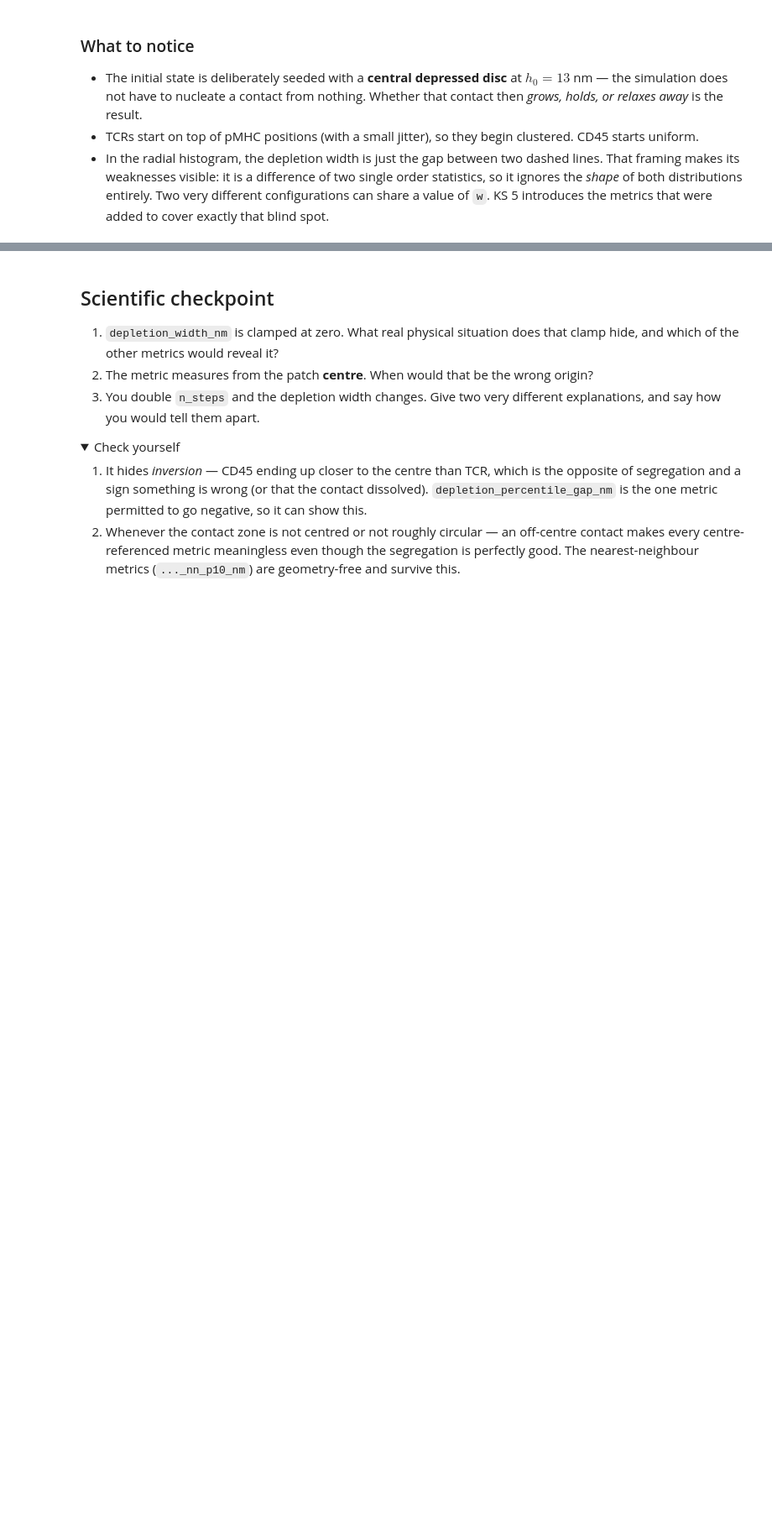
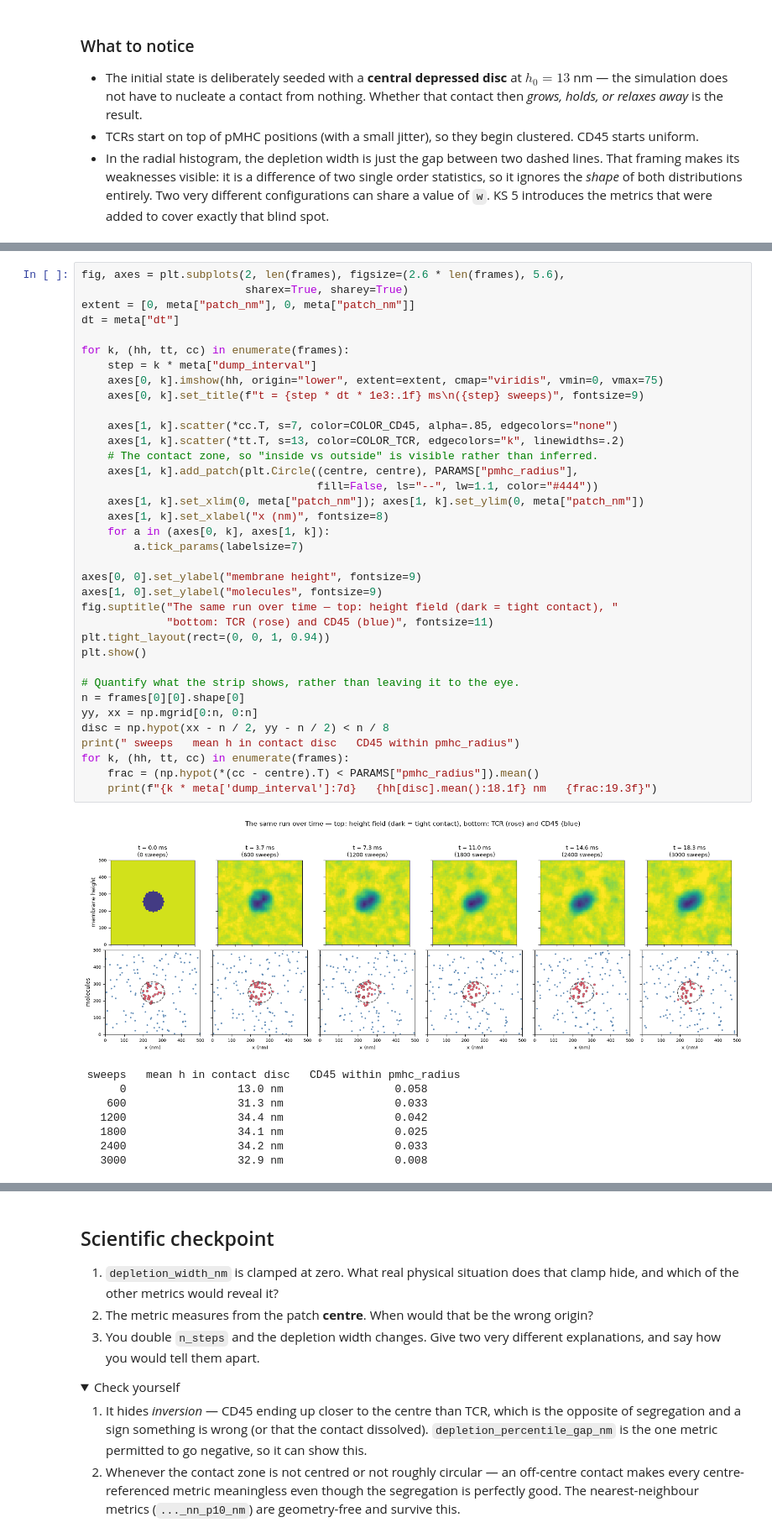
Before and after one commit to barakr/tcr_signaling, a Jupyter notebook: notebooks/models/kinetic_segregation/KS_3_First_Simulation.ipynb, the cells around one changed output, grey strips where cells are left out. Shown at 84% size. Saved outputs shown, nothing was run; the diff lists cells and outputs as text; folded sections open; blank space fills up the shorter version.

```diff
--- a/notebooks/models/kinetic_segregation/KS_3_First_Simulation.ipynb
+++ b/notebooks/models/kinetic_segregation/KS_3_First_Simulation.ipynb
@@ -413,0 +435,45 @@ plt.tight_layout(); plt.show()
+# %%
+fig, axes = plt.subplots(2, len(frames), figsize=(2.6 * len(frames), 5.6),
+                         sharex=True, sharey=True)
+extent = [0, meta["patch_nm"], 0, meta["patch_nm"]]
+dt = meta["dt"]
+
+for k, (hh, tt, cc) in enumerate(frames):
+    step = k * meta["dump_interval"]
+    axes[0, k].imshow(hh, origin="lower", extent=extent, cmap="viridis", vmin=0, vmax=75)
+    axes[0, k].set_title(f"t = {step * dt * 1e3:.1f} ms\n({step} sweeps)", fontsize=9)
+
+    axes[1, k].scatter(*cc.T, s=7, color=COLOR_CD45, alpha=.85, edgecolors="none")
+    axes[1, k].scatter(*tt.T, s=13, color=COLOR_TCR, edgecolors="k", linewidths=.2)
+    # The contact zone, so "inside vs outside" is visible rather than inferred.
+    axes[1, k].add_patch(plt.Circle((centre, centre), PARAMS["pmhc_radius"],
+                                    fill=False, ls="--", lw=1.1, color="#444"))
+    axes[1, k].set_xlim(0, meta["patch_nm"]); axes[1, k].set_ylim(0, meta["patch_nm"])
+    axes[1, k].set_xlabel("x (nm)", fontsize=8)
+    for a in (axes[0, k], axes[1, k]):
+        a.tick_params(labelsize=7)
+
+axes[0, 0].set_ylabel("membrane height", fontsize=9)
+axes[1, 0].set_ylabel("molecules", fontsize=9)
+fig.suptitle("The same run over time — top: height field (dark = tight contact), "
+             "bottom: TCR (rose) and CD45 (blue)", fontsize=11)
+plt.tight_layout(rect=(0, 0, 1, 0.94))
+plt.show()
+
+# Quantify what the strip shows, rather than leaving it to the eye.
+n = frames[0][0].shape[0]
+yy, xx = np.mgrid[0:n, 0:n]
+disc = np.hypot(xx - n / 2, yy - n / 2) < n / 8
+print(" sweeps   mean h in contact disc   CD45 within pmhc_radius")
+for k, (hh, tt, cc) in enumerate(frames):
+    frac = (np.hypot(*(cc - centre).T) < PARAMS["pmhc_radius"]).mean()
+    print(f"{k * meta['dump_interval']:7d}   {hh[disc].mean():18.1f} nm   {frac:19.3f}")
+# %% [output]
+[figure, added]
+ sweeps   mean h in contact disc   CD45 within pmhc_radius
+      0                 13.0 nm                 0.058
+    600                 31.3 nm                 0.033
+   1200                 34.4 nm                 0.042
+   1800                 34.1 nm                 0.025
+   2400                 34.2 nm                 0.033
+   3000                 32.9 nm                 0.008
```
Also changed, not shown: parts of 6 cells of this notebook, 3 other files.
